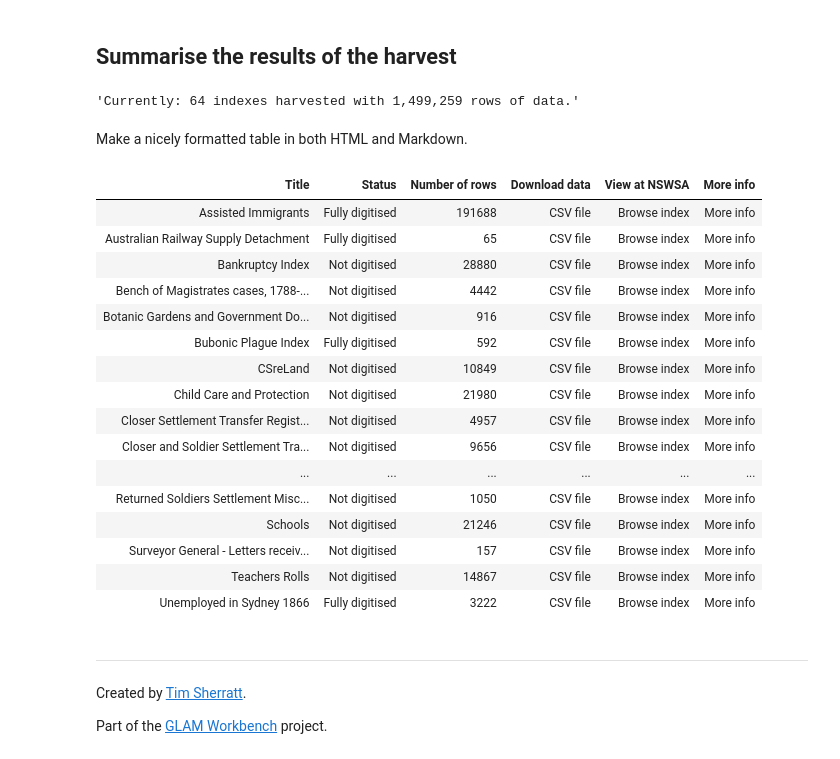
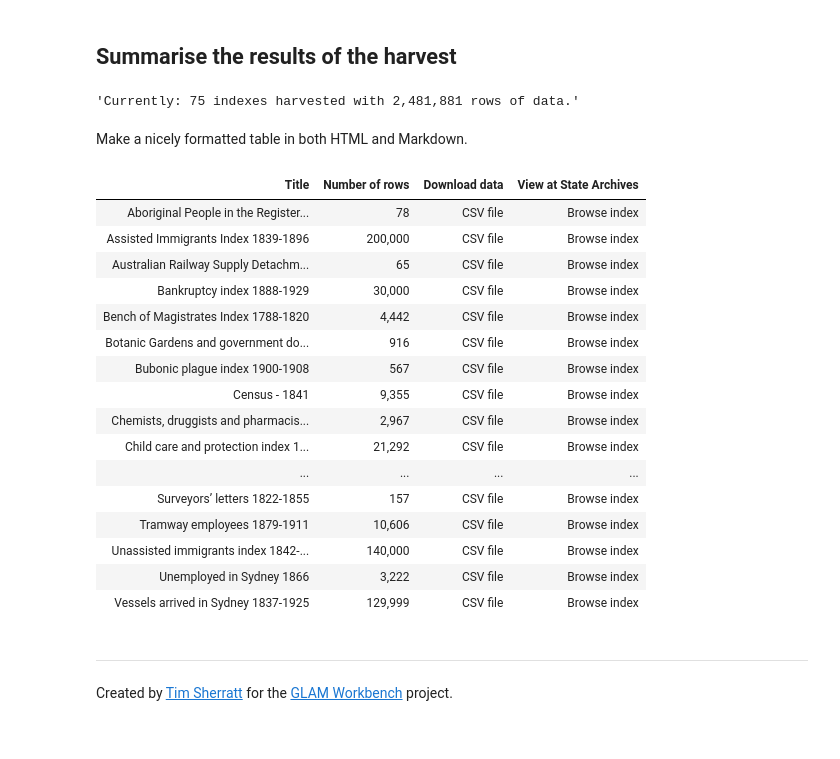
Before and after one commit to GLAM-Workbench/nsw-state-archives, a Jupyter notebook: summarise-index-details.ipynb, the cells around one changed output. Cells and saved outputs as stored; diff of their text form; code cells hidden in the pictures.

Commit message:
Update harvest code, update repository

```diff
--- a/summarise-index-details.ipynb
+++ b/summarise-index-details.ipynb
@@ -35,12 +36,18 @@ df['download'] = df['title'].apply(lambda x: make_download_link(x))
 # %%
-def count_rows(title):
-    '''
+def count_rows(url):
+    """
     Count the number of rows in a CSV file.
-    '''
-    df = pd.read_csv(os.path.join('csv', '{}.csv'.format(slugify(title))), dtype=object)
+    """
+    slug = url.strip("/").split("/")[-1]
+    url = urljoin(
+        "https://media.githubusercontent.com/media/wragge/srnsw-indexes/master/data/",
+        f"{slug}.csv",
+    )
+    df = pd.read_csv(url, dtype=object)
     return df.shape[0]
 
+
 # Add number of rows in the CSV
-df['rows'] = df['title'].apply(lambda x: count_rows(x))
+df["rows"] = df["url"].apply(lambda x: count_rows(x))
 # %%
 # How many rows in the whole repository?
@@ -64,45 +69,55 @@ Name: 29, dtype: object
 # %% [markdown]
 ## Summarise the results of the harvest
 # %%
-'Currently: {} indexes harvested with {:,} rows of data.'.format(df.shape[0], df['rows'].sum())
+"Currently: {} indexes harvested with {:,} rows of data.".format(
+    df.shape[0], df["rows"].sum()
+)
 # %% [output]
-'Currently: 64 indexes harvested with 1,499,259 rows of data.'
+'Currently: 75 indexes harvested with 2,481,881 rows of data.'
 # %% [markdown]
 Make a nicely formatted table in both HTML and Markdown.
 # %%
 # Select the columns that we want
-columns = df[['title', 'status', 'rows', 'download', 'web', 'more_info']]
+columns = df[["title", "rows", "download", "web"]]
 
 # Create a list of headers
-headers = ['Title', 'Status', 'Number of rows', 'Download data', 'View at NSWSA', 'More info']
+headers = ["Title", "Number of rows", "Download data", "View at State Archives"]
 
 # Use Tabulate to generate a HTML table
-display(HTML(tabulate(columns, headers=headers, showindex=False, tablefmt='html')))
+display(
+    HTML(
+        tabulate(
+            columns, headers=headers, showindex=False, tablefmt="unsafehtml", intfmt=","
+        )
+    )
+)
 
 # Write a GitHub Markdown formatted version of the table to a file
-with open('indexes.md', 'w') as md_file:
-    md_file.write(tabulate(columns, headers=headers, showindex=False, tablefmt='github'))
+with open("indexes.md", "w") as md_file:
+    md_file.write(
+        tabulate(
+            columns, headers=headers, showindex=False, tablefmt="github", intfmt=","
+        )
+    )
 # %% [output]
-| Title | Status | Number of rows | Download data | View at NSWSA | More info |
-| Assisted Immigrants | Fully digitised | 191688 | CSV file | Browse index | More info |
-| Australian Railway Supply Detachment | Fully digitised | 65 | CSV file | Browse index | More info |
-| Bankruptcy Index | Not digitised | 28880 | CSV file | Browse index | More info |
-| Bench of Magistrates cases, 1788-... | Not digitised | 4442 | CSV file | Browse index | More info |
-| Botanic Gardens and Government Do... | Not digitised | 916 | CSV file | Browse index | More info |
-| Bubonic Plague Index | Fully digitised | 592 | CSV file | Browse index | More info |
-| CSreLand | Not digitised | 10849 | CSV file | Browse index | More info |
-| Child Care and Protection | Not digitised | 21980 | CSV file | Browse index | More info |
-| Closer Settlement Transfer Regist... | Not digitised | 4957 | CSV file | Browse index | More info |
-| Closer and Soldier Settlement Tra... | Not digitised | 9656 | CSV file | Browse index | More info |
-| ... | ... | ... | ... | ... | ... |
-| Returned Soldiers Settlement Misc... | Not digitised | 1050 | CSV file | Browse index | More info |
-| Schools | Not digitised | 21246 | CSV file | Browse index | More info |
-| Surveyor General - Letters receiv... | Not digitised | 157 | CSV file | Browse index | More info |
-| Teachers Rolls | Not digitised | 14867 | CSV file | Browse index | More info |
-| Unemployed in Sydney 1866 | Fully digitised | 3222 | CSV file | Browse index | More info |
+| Title | Number of rows | Download data | View at State Archives |
+| Aboriginal People in the Register... | 78 | CSV file | Browse index |
+| Assisted Immigrants Index 1839-1896 | 200,000 | CSV file | Browse index |
+| Australian Railway Supply Detachm... | 65 | CSV file | Browse index |
+| Bankruptcy index 1888-1929 | 30,000 | CSV file | Browse index |
+| Bench of Magistrates Index 1788-1820 | 4,442 | CSV file | Browse index |
+| Botanic Gardens and government do... | 916 | CSV file | Browse index |
+| Bubonic plague index 1900-1908 | 567 | CSV file | Browse index |
+| Census - 1841 | 9,355 | CSV file | Browse index |
+| Chemists, druggists and pharmacis... | 2,967 | CSV file | Browse index |
+| Child care and protection index 1... | 21,292 | CSV file | Browse index |
+| ... | ... | ... | ... |
+| Surveyors’ letters 1822-1855 | 157 | CSV file | Browse index |
+| Tramway employees 1879-1911 | 10,606 | CSV file | Browse index |
+| Unassisted immigrants index 1842-... | 140,000 | CSV file | Browse index |
+| Unemployed in Sydney 1866 | 3,222 | CSV file | Browse index |
+| Vessels arrived in Sydney 1837-1925 | 129,999 | CSV file | Browse index |
 # %% [markdown]
 ----
 
-Created by [Tim Sherratt](https://timsherratt.org/).
-
-Part of the [GLAM Workbench](https://glam-workbench.github.io/) project.
+Created by [Tim Sherratt](https://timsherratt.org/) for the [GLAM Workbench](https://glam-workbench.net/) project.
```
Also changed, not shown: parts of 5 cells of this notebook, 21 other files.
